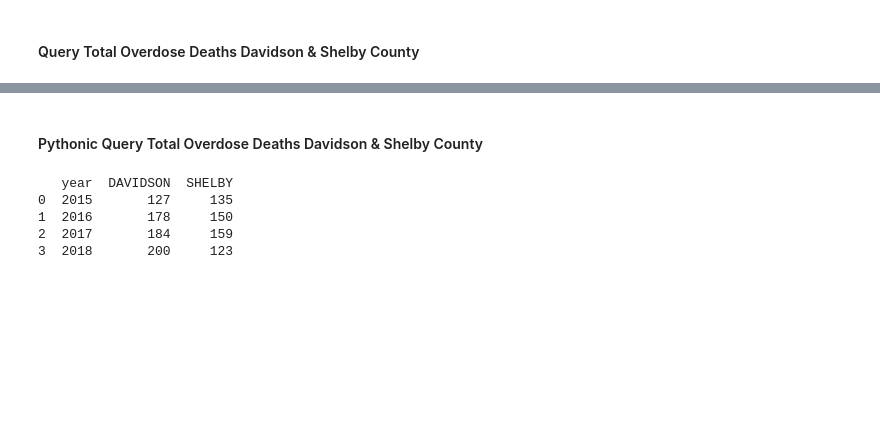
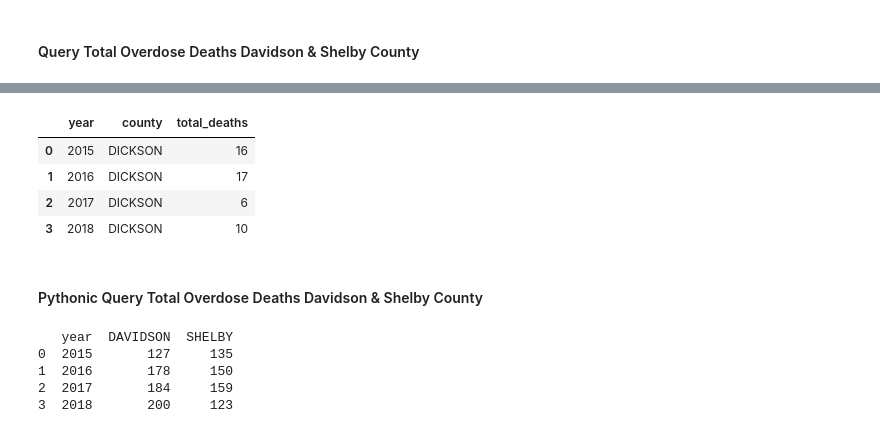
Before and after one commit to NewForce-Cohort-11-Data/prescribers-but-python-mountaineer-medicine, a Jupyter notebook: prescribers-notebook.ipynb, the cells around one changed output, grey strips where cells are left out. Cells and saved outputs as stored; diff of their text form; code cells hidden in the pictures; blank space fills up the shorter version.

```diff
--- a/prescribers-notebook.ipynb
+++ b/prescribers-notebook.ipynb
@@ -124,3 +125,26 @@ plt.show()
+# %%
+total_od_county = '''SELECT
+  d.year,
+  f.county,
+  SUM(d.overdose_deaths) AS total_deaths
+FROM overdose_deaths d
+JOIN fips_county f
+  ON d.fipscounty::text = f.fipscounty
+WHERE f.fipscounty = '47043'
+GROUP BY d.year, f.county
+ORDER BY d.year, f.county;
+'''
+
+with engine.connect() as connection:
+    total_od_county = pd.read_sql(text(total_od_county), con = connection)
+
+total_od_county
+# %% [output]
+|  | year | county | total_deaths |
+| 0 | 2015 | DICKSON | 16 |
+| 1 | 2016 | DICKSON | 17 |
+| 2 | 2017 | DICKSON | 6 |
+| 3 | 2018 | DICKSON | 10 |
 # %% [markdown]
 #### Pythonic Query Total Overdose Deaths Davidson & Shelby County
 # %%
```
Also changed, not shown: parts of 6 cells of this notebook, 3 other files.
